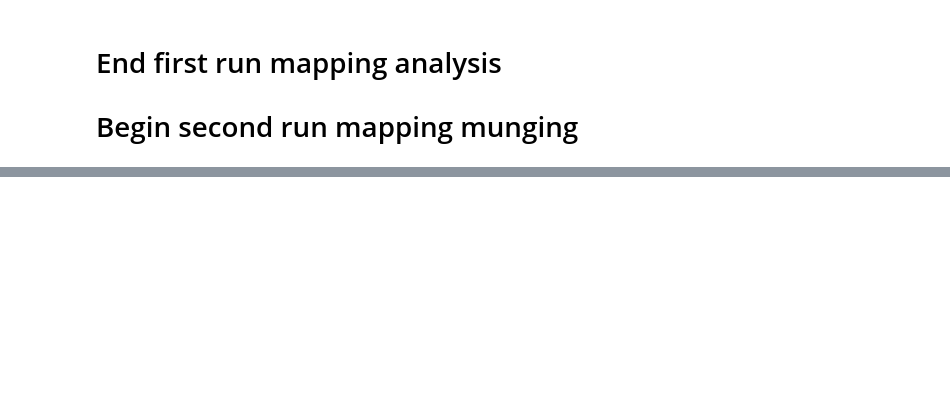
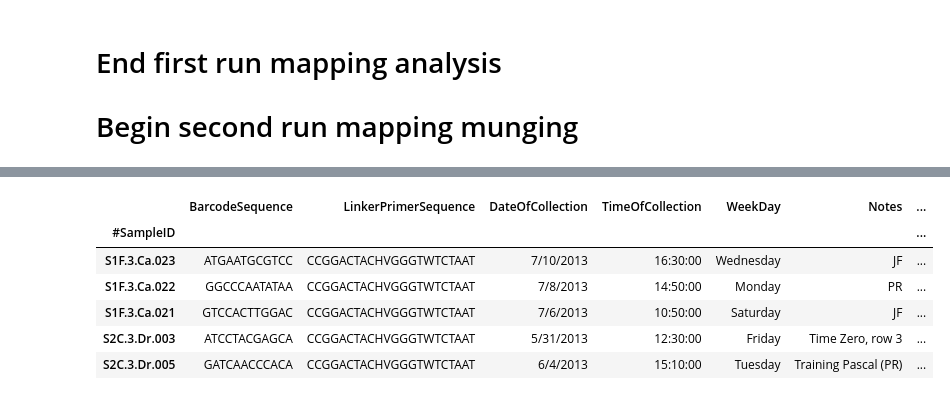
Before and after one commit to johnchase/thesis_analysis, a Jupyter notebook: initial_steps/mapping_munging.ipynb, the cells around one changed output, grey strips where cells are left out. Cells and saved outputs as stored; diff of their text form; code cells hidden in the pictures; blank space fills up the shorter version.

```diff
--- a/initial_steps/mapping_munging.ipynb
+++ b/initial_steps/mapping_munging.ipynb
@@ -161,0 +161,12 @@ F2W.3.Ca.041_a
+# %%
+flagstaff_df['TimeOfCollection'] = flagstaff_df['TimeOfCollection'].apply(correct_time)
+flagstaff_df['Cooler'] = np.nan
+# %%
+san_diego_df.columns = ['DateOfCollection', 'TimeOfCollection', 'Notes', 'WeekDay']
+san_diego_df['Cooler'] = np.nan
+# %%
+toronto_df.columns = ['DateOfCollection', 'TimeOfCollection', 'Notes', 'Cooler', 'WeekDay']
+toronto_df = toronto_df[['DateOfCollection', 'TimeOfCollection', 'Notes','WeekDay', 'Cooler']]
+# %%
+flag_toront_no_barcodes_df = flagstaff_df.append(toronto_df)
+all_cities_no_barcodes_df = flag_toront_no_barcodes_df.append(san_diego_df)
@@ -161,0 +203,12 @@ F2W.3.Ca.041_a
+# %%
+toc = all_cities_no_barcodes_df.ix[combined_df.index][['DateOfCollection', 'TimeOfCollection', 'Notes','WeekDay', 'Cooler']]
+combined_df[['DateOfCollection', 'TimeOfCollection', 'Notes','WeekDay', 'Cooler']] = all_cities_no_barcodes_df.ix[combined_df.index][['DateOfCollection', 'TimeOfCollection', 'Notes','WeekDay', 'Cooler']]
+combined_df[:5]
+# %% [output]
+|  | BarcodeSequence | LinkerPrimerSequence | DateOfCollection | TimeOfCollection | WeekDay | Notes | ... |
+| #SampleID |  |  |  |  |  |  | ... |
+| S1F.3.Ca.023 | ATGAATGCGTCC | CCGGACTACHVGGGTWTCTAAT | 7/10/2013 | 16:30:00 | Wednesday | JF | ... |
+| S1F.3.Ca.022 | GGCCCAATATAA | CCGGACTACHVGGGTWTCTAAT | 7/8/2013 | 14:50:00 | Monday | PR | ... |
+| S1F.3.Ca.021 | GTCCACTTGGAC | CCGGACTACHVGGGTWTCTAAT | 7/6/2013 | 10:50:00 | Saturday | JF | ... |
+| S2C.3.Dr.003 | ATCCTACGAGCA | CCGGACTACHVGGGTWTCTAAT | 5/31/2013 | 12:30:00 | Friday | Time Zero, row 3 | ... |
+| S2C.3.Dr.005 | GATCAACCCACA | CCGGACTACHVGGGTWTCTAAT | 6/4/2013 | 15:10:00 | Tuesday | Training Pascal (PR) | ... |
```
Also changed, not shown: parts of 38 cells of this notebook.
